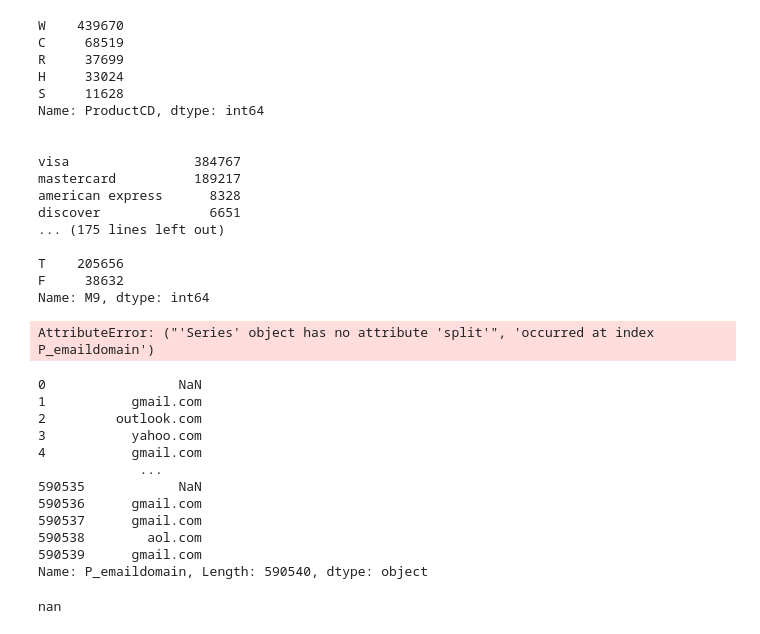
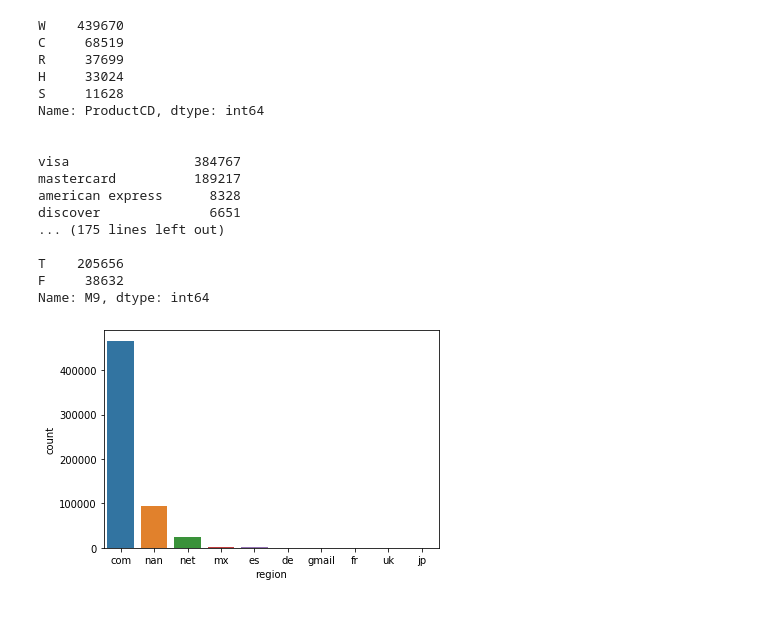
Before and after one commit to jacob-vincent/ieee_cis_fraud_detection, a Jupyter notebook: eda.ipynb, the cells around one changed output. Drawn from its saved outputs; the diff is of its cells as text; code cells hidden in the pictures.

Commit message:
initial training script

```diff
--- a/eda.ipynb
+++ b/eda.ipynb
@@ -197,27 +198,19 @@ F     38632
 Name: M9, dtype: int64
 # %%
 def get_email_region(text_entry):
-    return text_entry.split(".")[-1]
+    return str(text_entry).split(".")[-1]
+# %%
+def get_email_site(text_entry):
+    return str(text_entry).split(".")[0]
 # %%
-train_transaction[["P_emaildomain"]].apply(get_email_region)
+train_transaction["P_email_region"] = train_transaction["P_emaildomain"].apply(get_email_region)
-# %% [output]
-AttributeError: ("'Series' object has no attribute 'split'", 'occurred at index P_emaildomain')
 # %%
-train_transaction["P_emaildomain"]
+train_transaction["P_email_site"] = train_transaction["P_emaildomain"].apply(get_email_site)
-# %% [output]
-0                 NaN
-1           gmail.com
-2         outlook.com
-3           yahoo.com
-4           gmail.com
-             ...
-590535            NaN
-590536      gmail.com
-590537      gmail.com
-590538        aol.com
-590539      gmail.com
-Name: P_emaildomain, Length: 590540, dtype: object
-# %%
-train_transaction["P_emaildomain"][0]
-# %% [output]
-nan
+# %%
+region_counts = train_transaction["P_email_region"].value_counts()
+region_counts = region_counts.reset_index()
+region_counts.rename(columns={"index":"region", "P_email_region":"count"}, inplace=True)
+
+sns.barplot(x=region_counts["region"], y=region_counts["count"]);
+# %% [output]
+[figure, added]
```
Also changed, not shown: parts of 9 cells of this notebook, 3 other files.
